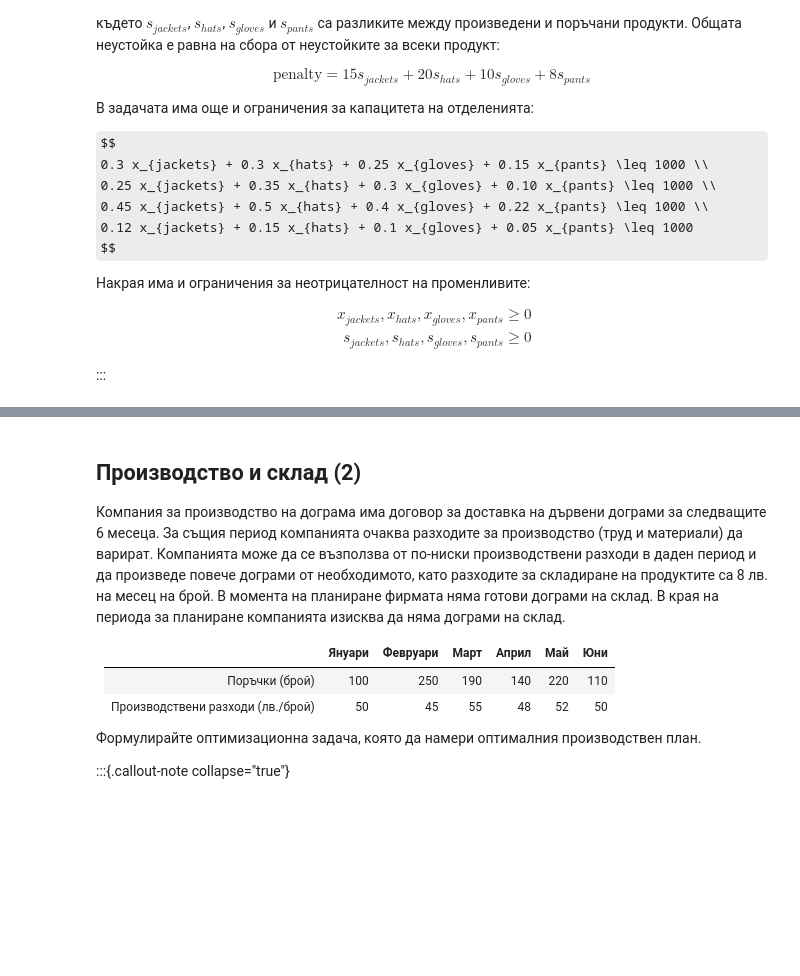
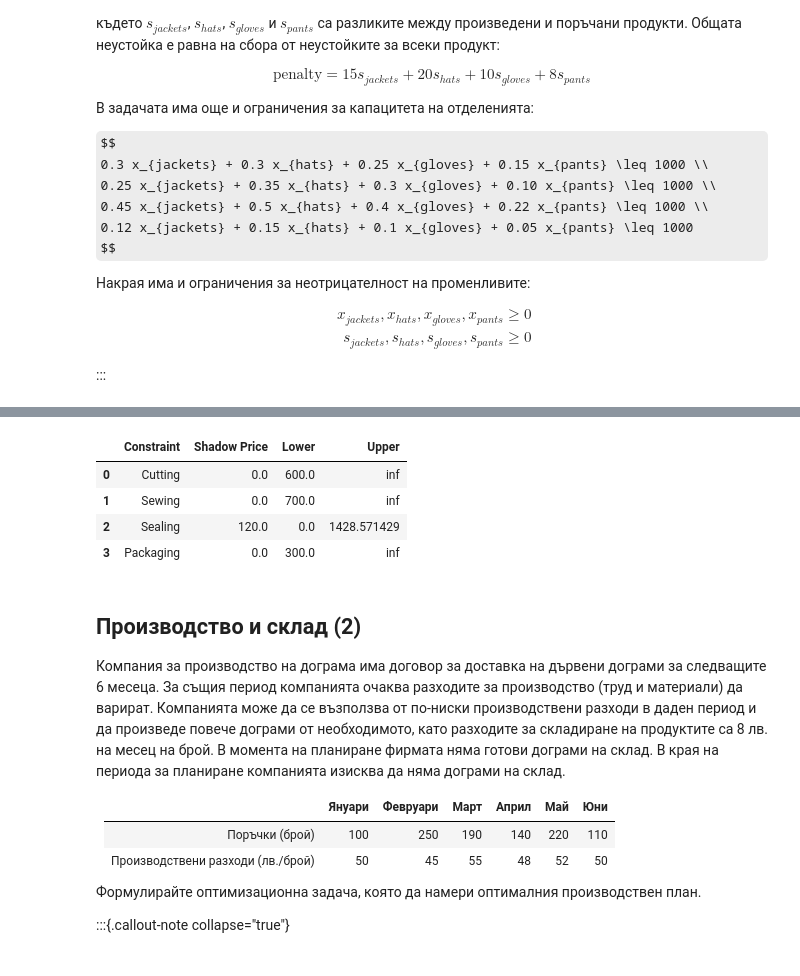
Before and after one commit to febse/opt2024, a Jupyter notebook: 00-Assignments/assignments.ipynb, the cells around one changed output, grey strips where cells are left out. Saved outputs shown, nothing was run; the diff lists cells and outputs as text; code cells hidden in the pictures; some formulas as TeX source; blank space fills up the shorter version.

Commit message:
Suppress gurobipy logs, add bg language translations

```diff
--- a/00-Assignments/assignments.ipynb
+++ b/00-Assignments/assignments.ipynb
@@ -245,11 +245,9 @@ $$
 
 :::
 # %%
-import gurobipy as gp
-from gurobipy import GRB
-
 # Create a new model
 m = gp.Model("Production and Penalty")
+m.Params.LogToConsole = 0
 
 # Create variables
 jackets = m.addVar(vtype=GRB.CONTINUOUS, name="Jackets")
@@ -283,5 +281,5 @@ m.addConstr(0.12 * jackets + 0.15 * hats + 0.1 * gloves + 0.05 * pants <= 1000,
 
 m.optimize()
 
-for v in m.getVars():
-    print('%s %g' % (v.varName, v.x))
+var_df = pd.DataFrame(columns=['Variable', 'Value', 'RC'], data=[(v.VarName, v.X, v.RC) for v in m.getVars()])
+constr_df = pd.DataFrame(columns=['Constraint', 'Shadow Price', 'Lower', 'Upper'], data=[(c.ConstrName, c.Pi, c.SARHSLow, c.SARHSUp) for c in m.getConstrs()])
@@ -306,3 +294,11 @@ Pants 0
+# %%
+constr_df
+# %% [output]
+|  | Constraint | Shadow Price | Lower | Upper |
+| 0 | Cutting | 0.0 | 600.0 | inf |
+| 1 | Sewing | 0.0 | 700.0 | inf |
+| 2 | Sealing | 120.0 | 0.0 | 1428.571429 |
+| 3 | Packaging | 0.0 | 300.0 | inf |
 # %% [markdown]
 ## Производство и склад (2)
 
```
Also changed, not shown: parts of 10 cells of this notebook, 1 other file.
